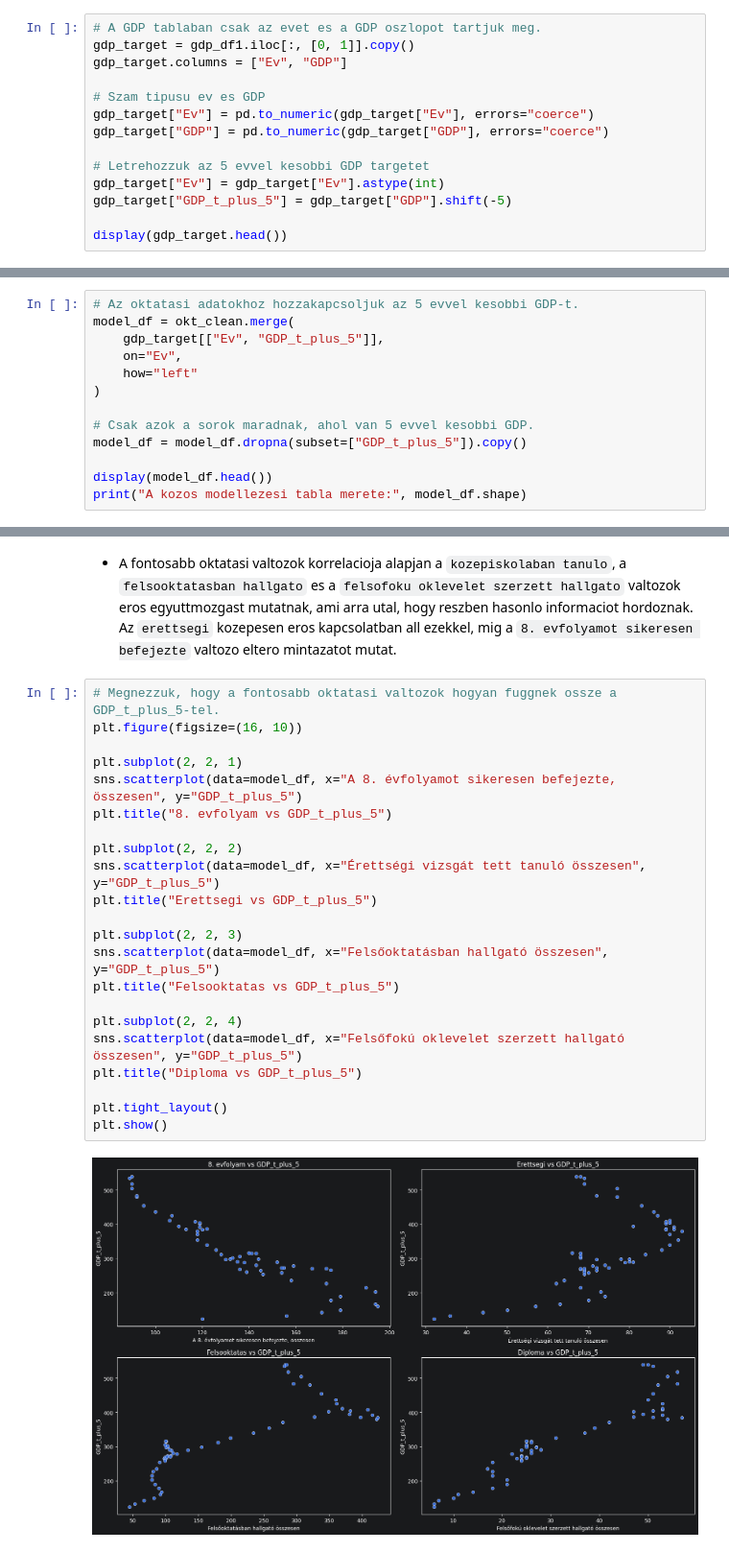
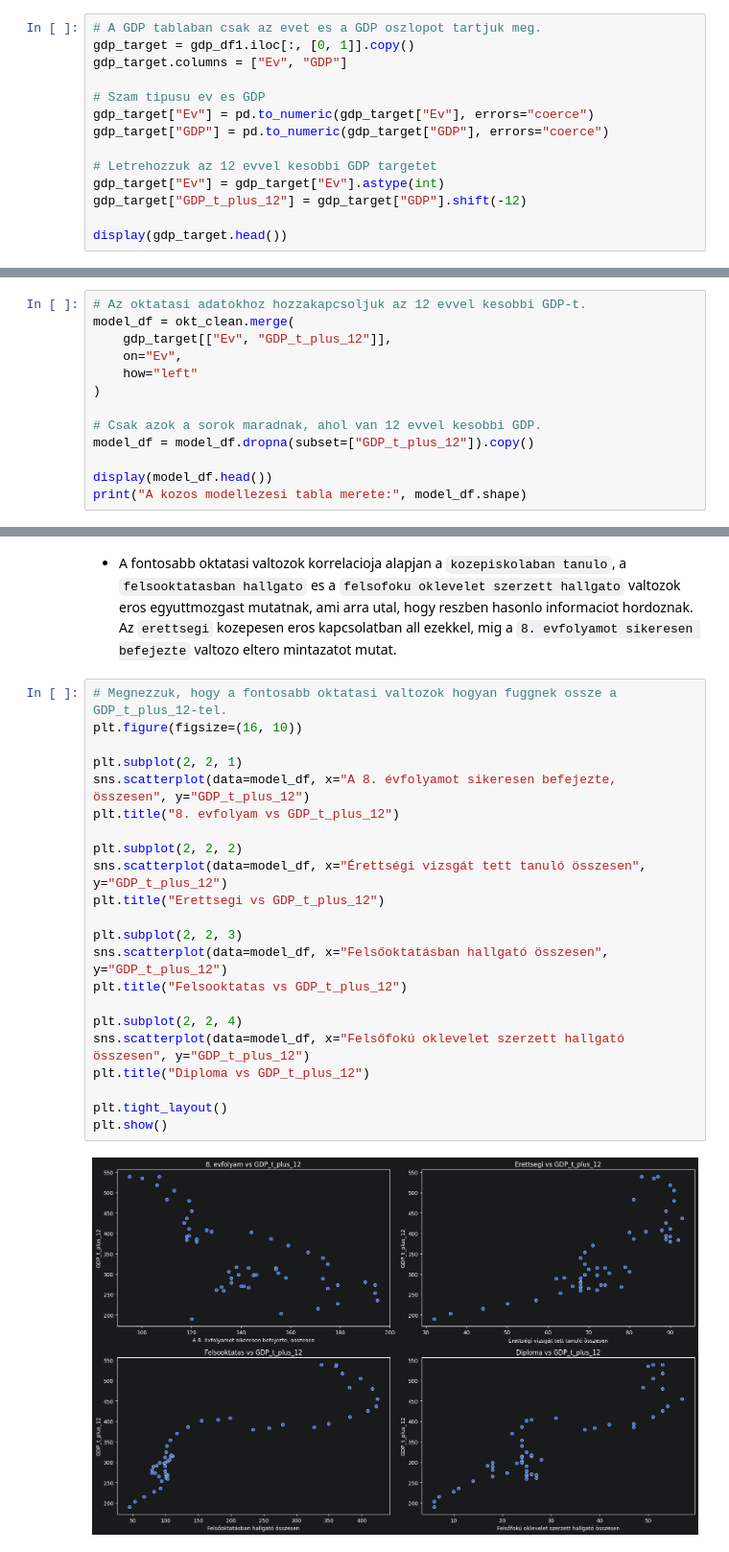
Before and after one commit to uflik/big_data_homework, a Jupyter notebook: BIGDATA-MI_HF.ipynb, the cells around one changed output, grey strips where cells are left out. Shown at 96% size. Saved outputs shown, nothing was run; the diff lists cells and outputs as text.

```diff
--- a/BIGDATA-MI_HF.ipynb
+++ b/BIGDATA-MI_HF.ipynb
@@ -534,9 +534,9 @@ gdp_target.columns = ["Ev", "GDP"]
 gdp_target["Ev"] = pd.to_numeric(gdp_target["Ev"], errors="coerce")
 gdp_target["GDP"] = pd.to_numeric(gdp_target["GDP"], errors="coerce")
 
-# Letrehozzuk az 5 evvel kesobbi GDP targetet
+# Letrehozzuk az 12 evvel kesobbi GDP targetet
 gdp_target["Ev"] = gdp_target["Ev"].astype(int)
-gdp_target["GDP_t_plus_5"] = gdp_target["GDP"].shift(-5)
+gdp_target["GDP_t_plus_12"] = gdp_target["GDP"].shift(-12)
 
 display(gdp_target.head())
 # %% [output]
@@ -593,15 +593,15 @@ display(okt_clean.head())
 | 3 | 184 | 1607 | 1512 | 151.0 | NaN | ... |
 | 4 | 187 | 1561 | 1486 | 164.0 | NaN | ... |
 # %%
-# Az oktatasi adatokhoz hozzakapcsoljuk az 5 evvel kesobbi GDP-t.
+# Az oktatasi adatokhoz hozzakapcsoljuk az 12 evvel kesobbi GDP-t.
 model_df = okt_clean.merge(
-    gdp_target[["Ev", "GDP_t_plus_5"]],
+    gdp_target[["Ev", "GDP_t_plus_12"]],
     on="Ev",
     how="left"
 )
 
-# Csak azok a sorok maradnak, ahol van 5 evvel kesobbi GDP.
-model_df = model_df.dropna(subset=["GDP_t_plus_5"]).copy()
+# Csak azok a sorok maradnak, ahol van 12 evvel kesobbi GDP.
+model_df = model_df.dropna(subset=["GDP_t_plus_12"]).copy()
 
 display(model_df.head())
 print("A kozos modellezesi tabla merete:", model_df.shape)
@@ -765,27 +765,27 @@ plt.show()
 # %% [markdown]
 - A fontosabb oktatasi valtozok korrelacioja alapjan a `kozepiskolaban tanulo`, a `felsooktatasban hallgato` es a `felsofoku oklevelet szerzett hallgato` valtozok eros egyuttmozgast mutatnak, ami arra utal, hogy reszben hasonlo informaciot hordoznak. Az `erettsegi` kozepesen eros kapcsolatban all ezekkel, mig a `8. evfolyamot sikeresen befejezte` valtozo eltero mintazatot mutat.
 # %%
-# Megnezzuk, hogy a fontosabb oktatasi valtozok hogyan fuggnek ossze a GDP_t_plus_5-tel.
+# Megnezzuk, hogy a fontosabb oktatasi valtozok hogyan fuggnek ossze a GDP_t_plus_12-tel.
 plt.figure(figsize=(16, 10))
 
 plt.subplot(2, 2, 1)
-sns.scatterplot(data=model_df, x="A 8. évfolyamot sikeresen befejezte, összesen", y="GDP_t_plus_5")
-plt.title("8. evfolyam vs GDP_t_plus_5")
+sns.scatterplot(data=model_df, x="A 8. évfolyamot sikeresen befejezte, összesen", y="GDP_t_plus_12")
+plt.title("8. evfolyam vs GDP_t_plus_12")
 
 plt.subplot(2, 2, 2)
-sns.scatterplot(data=model_df, x="Érettségi vizsgát tett tanuló összesen", y="GDP_t_plus_5")
-plt.title("Erettsegi vs GDP_t_plus_5")
+sns.scatterplot(data=model_df, x="Érettségi vizsgát tett tanuló összesen", y="GDP_t_plus_12")
+plt.title("Erettsegi vs GDP_t_plus_12")
 
 plt.subplot(2, 2, 3)
-sns.scatterplot(data=model_df, x="Felsőoktatásban hallgató összesen", y="GDP_t_plus_5")
-plt.title("Felsooktatas vs GDP_t_plus_5")
+sns.scatterplot(data=model_df, x="Felsőoktatásban hallgató összesen", y="GDP_t_plus_12")
+plt.title("Felsooktatas vs GDP_t_plus_12")
 
 plt.subplot(2, 2, 4)
-sns.scatterplot(data=model_df, x="Felsőfokú oklevelet szerzett hallgató összesen", y="GDP_t_plus_5")
-plt.title("Diploma vs GDP_t_plus_5")
+sns.scatterplot(data=model_df, x="Felsőfokú oklevelet szerzett hallgató összesen", y="GDP_t_plus_12")
+plt.title("Diploma vs GDP_t_plus_12")
 
 plt.tight_layout()
 plt.show()
 # %% [output]
-[figure, old version]
+[figure, new version]
 # %% [markdown]
```
Also changed, not shown: parts of 40 cells of this notebook.
